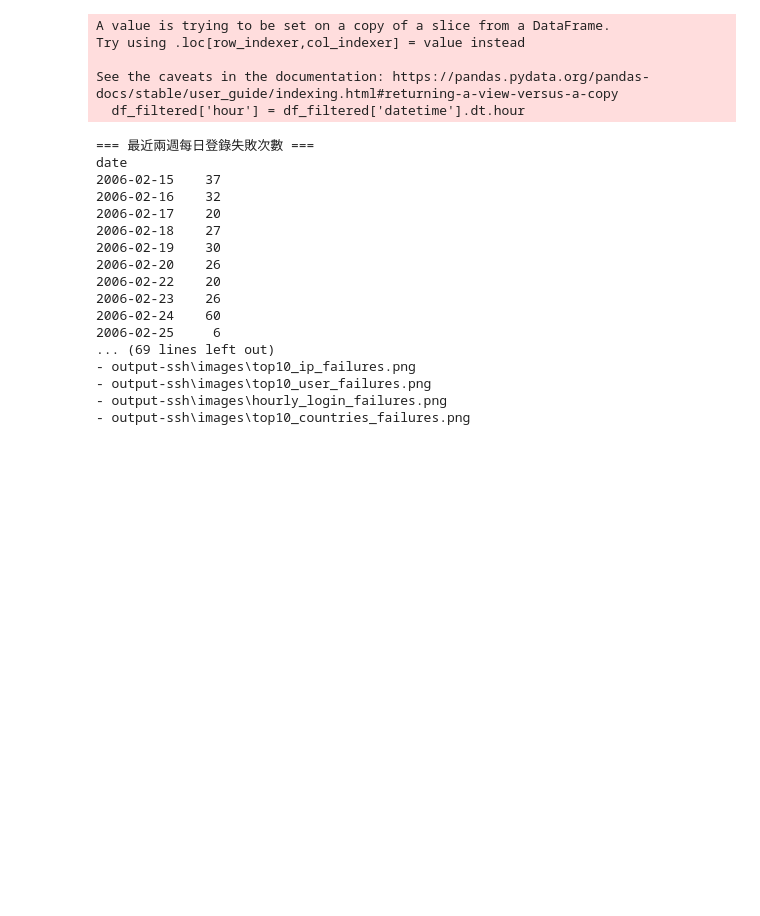
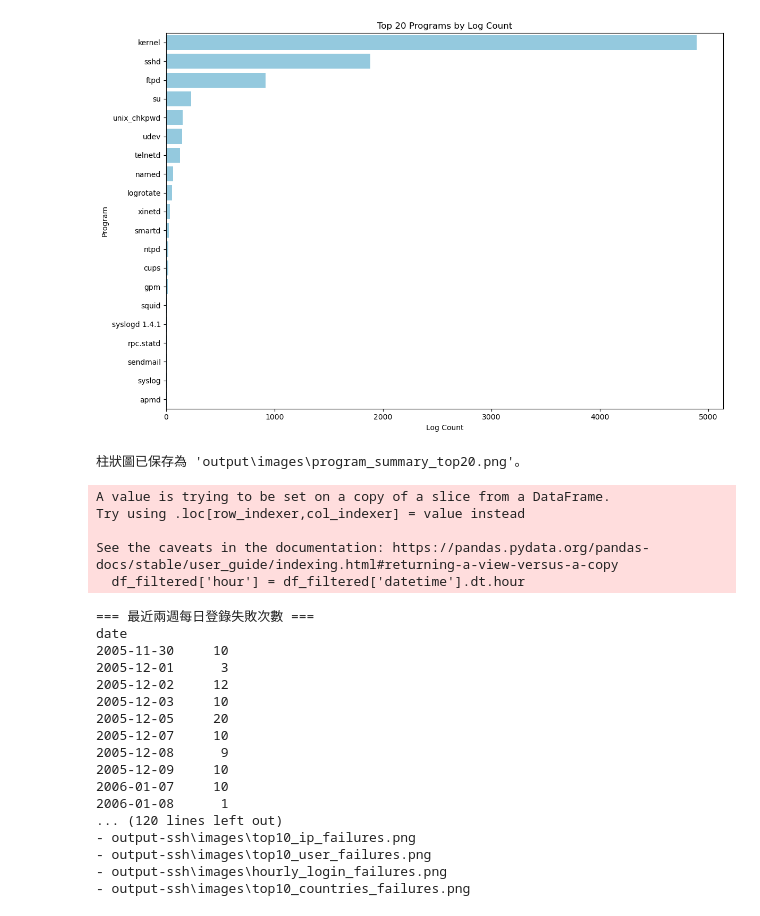
Before and after one commit to rayyichen310/log-analysis, a Jupyter notebook: log.ipynb, the cells around one changed output. Saved outputs shown, nothing was run; the diff lists cells and outputs as text; code cells hidden in the pictures; blank space fills up the shorter version.

```diff
--- a/log.ipynb
+++ b/log.ipynb
@@ -174,14 +178,19 @@ def parse_ssh_logs(logfile, start_year=2005, access_token='YOUR_IPINFO_ACCESS_TO
 
     return df
 # %%
-# general_log_analysis.py
 
-import pandas as pd
-import matplotlib.pyplot as plt
-import seaborn as sns
+def ensure_directories():
+    """
+    確保 output/csv 和 output/images 資料夾存在，若不存在則創建。
+    """
+    os.makedirs(os.path.join('output', 'csv'), exist_ok=True)
+    os.makedirs(os.path.join('output', 'images'), exist_ok=True)
 
 
 def main():
+    # 確保資料夾存在
+    ensure_directories()
+
     # 日誌文件名稱
     logfile = 'Linux.log'  # 修改為您的日誌文件路徑
 
@@ -217,8 +226,8 @@ def main():
     df_summary = filtered_df.groupby('program')['count'].sum().reset_index().sort_values(by='count', ascending=False)
 
     # 顯示彙總結果
-    print("各程式的出現次數：")
-    print(df_summary)
+    #print("各程式的出現次數：")
+    #print(df_summary)
 
     # 4. 列出所有唯一的程式名稱並讓使用者選擇程式
     unique_programs = df_summary['program'].tolist()
@@ -229,13 +238,16 @@ def main():
     # 5. 讓使用者選擇要查看的程式
     while True:
         try:
-            prog_choice = input(f"\n請輸入要查看的程式編號（1-{len(unique_programs)}，留空表示退出）：").strip()
+            prog_choice = input(f"\n請輸入要查看的程式編號（1-{len(unique_programs)}，留空表示顯示所有日誌）：").strip()
             if prog_choice == '':
-                print("退出程式。")
-                exit()
+                print("顯示所有程式的日誌：\n")
+                selected_logs = filtered_df.copy()
+                break
             prog_choice = int(prog_choice)
             if 1 <= prog_choice <= len(unique_programs):
                 selected_program = unique_programs[prog_choice - 1]
+                print(f"\n顯示程式 '{selected_program}' 的日誌：\n")
+                selected_logs = filtered_df[filtered_df['program'] == selected_program]
                 break
             else:
                 print(f"請輸入一個介於 1 和 {len(unique_programs)} 之間的數字。")
@@ -243,9 +255,6 @@ def main():
             print("無效輸入，請輸入數字。")
 
     # 6. 顯示選定程式的日誌
-    print(f"\n顯示程式 '{selected_program}' 的日誌：\n")
-    selected_logs = filtered_df[filtered_df['program'] == selected_program]
-
     if not selected_logs.empty:
         # 格式化顯示
         for index, row in selected_logs.iterrows():
@@ -254,13 +263,14 @@ def main():
         print("沒有找到符合條件的日誌。")
 
     # 可選：保存篩選後的日誌到 CSV
-    save_choice = input("\n是否將選定程式的日誌保存到 'selected_program_logs.csv'？（y/n）：").strip().lower()
+    save_choice = input("\n是否將選定的日誌保存到 'output/csv/selected_program_logs.csv'？（y/n）：").strip().lower()
     if save_choice == 'y':
-        selected_logs.to_csv('selected_program_logs.csv', index=False, encoding='utf-8')
-        print("選定程式的日誌已保存到 'selected_program_logs.csv'。")
+        output_csv_path = os.path.join('output', 'csv', 'selected_program_logs.csv')
+        selected_logs.to_csv(output_csv_path, index=False, encoding='utf-8')
+        print(f"選定的日誌已保存到 '{output_csv_path}'。")
 
     # 可選：視覺化所有程式的出現次數
-    visualize_choice = input("\n是否生成所有程式出現次數的柱狀圖？（y/n）：").strip().lower()
+    visualize_choice = input("\n是否生成所有程式出現次數的柱狀圖並保存到 'output/images'？（y/n）：").strip().lower()
     if visualize_choice == 'y':
         plt.figure(figsize=(12, 8))
 
@@ -275,9 +285,11 @@ def main():
         plt.tight_layout()
 
         # 保存圖表為圖片
-        plt.savefig('program_summary_top20.png')  # 保存圖表為圖片
+        images_path = os.path.join('output', 'images', 'program_summary_top20.png')
+        plt.savefig(images_path)  # 保存圖表為圖片
         plt.show()
-        print("柱狀圖已保存為 'program_summary_top20.png'。")
+        print(f"柱狀圖已保存為 '{images_path}'。")
+
 
 if __name__ == "__main__":
     main()
@@ -302,3 +314,5 @@ if __name__ == "__main__":
+[figure, added]
+柱狀圖已保存為 'output\images\program_summary_top20.png'。
 # %%
 # ssh_log_analysis.py
 
@@ -328,7 +342,7 @@ def main():
 
     # 設定分析範圍：最近兩週（14天）
     end_date = df['date'].max()
-    start_date = end_date - timedelta(days=13)  # 包含今天，共14天
+    start_date = end_date - timedelta(days=90)  # 包含今天，共14天
 
     # 過濾範圍內的數據
     df_filtered = df[(df['date'] >= start_date) & (df['date'] <= end_date)]
@@ -464,17 +478,17 @@ See the caveats in the documentation: https://pandas.pydata.org/pandas-docs/stab
   df_filtered['hour'] = df_filtered['datetime'].dt.hour
 === 最近兩週每日登錄失敗次數 ===
 date
-2006-02-15    37
-2006-02-16    32
-2006-02-17    20
-2006-02-18    27
-2006-02-19    30
-2006-02-20    26
-2006-02-22    20
-2006-02-23    26
-2006-02-24    60
-2006-02-25     6
-... (69 lines left out)
+2005-11-30     10
+2005-12-01      3
+2005-12-02     12
+2005-12-03     10
+2005-12-05     20
+2005-12-07     10
+2005-12-08      9
+2005-12-09     10
+2006-01-07     10
+2006-01-08      1
+... (120 lines left out)
 - output-ssh\images\top10_ip_failures.png
 - output-ssh\images\top10_user_failures.png
 - output-ssh\images\hourly_login_failures.png
```
Also changed, not shown: parts of 2 cells of this notebook.
